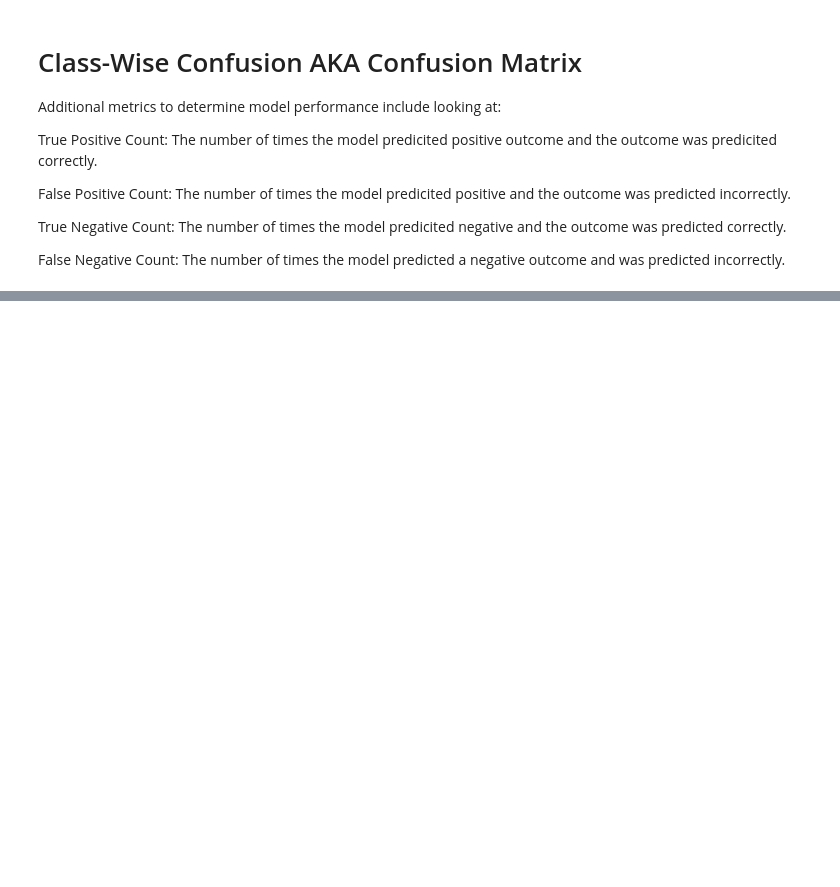
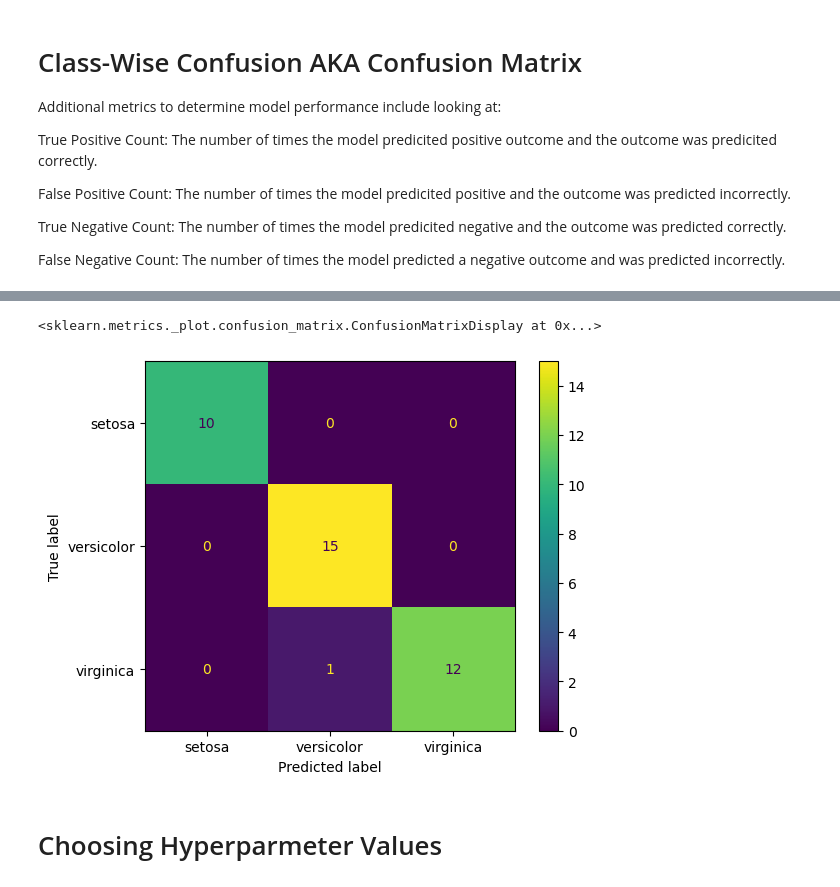
Before and after one commit to BigBreakfast28/Machine-Learning-in-the-AWS-Cloud, a Jupyter notebook: Chapter5_AWS_ML_Book.ipynb, the cells around one changed output, grey strips where cells are left out. Cells and saved outputs as stored; diff of their text form; code cells hidden in the pictures; blank space fills up the shorter version.

```diff
--- a/Chapter5_AWS_ML_Book.ipynb
+++ b/Chapter5_AWS_ML_Book.ipynb
@@ -186,0 +364,5 @@ False Negative Count: The number of times the model predicted a negative outcome
+# %%
+mc_predictions = mc_dtree_model.predict(df_iris_features_test)
+# %%
+#Compute confusion matrix
+cm_mc_dtree = confusion_matrix(df_iris_target_test.values.ravel(),mc_predictions)
@@ -186,0 +410,10 @@ False Negative Count: The number of times the model predicted a negative outcome
+# %%
+ConfusionMatrixDisplay(
+    confusion_matrix=cm_mc_dtree,
+    display_labels=['setosa', 'versicolor', 'virginica']
+).plot()
+# %% [output]
+<sklearn.metrics._plot.confusion_matrix.ConfusionMatrixDisplay at 0x...>
+[figure, added]
+# %% [markdown]
+# Choosing Hyperparmeter Values
```
Also changed, not shown: parts of 33 cells of this notebook.
